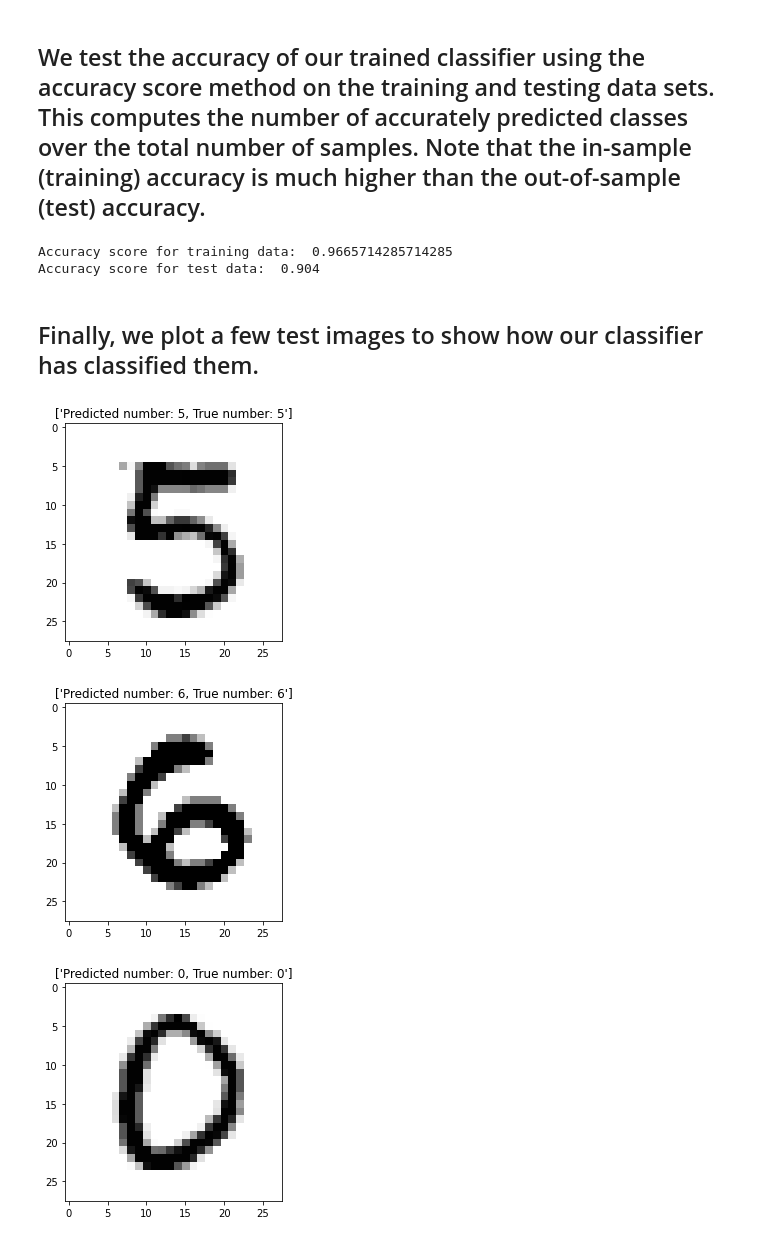
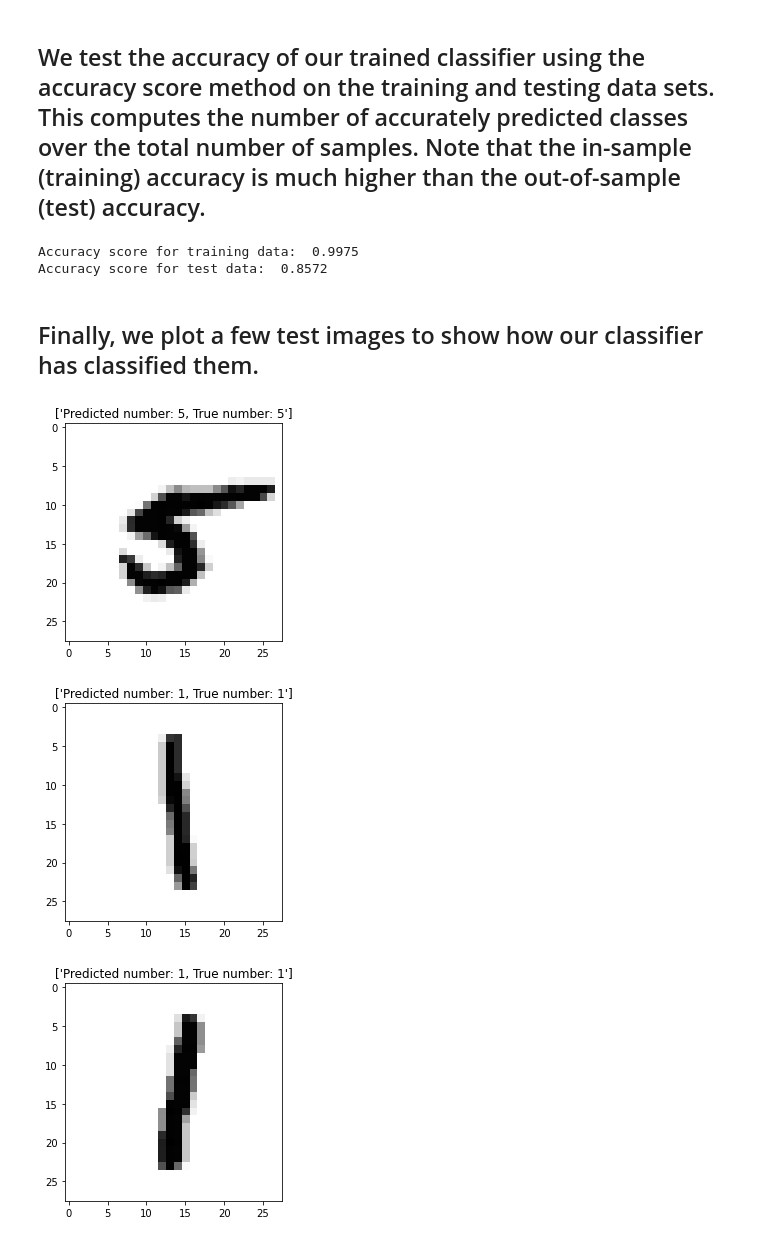
Before and after one commit to awikner/TREND, a Jupyter notebook: TREND_Logistic_Regression.ipynb, the cells around one changed output. Cells and saved outputs as stored; diff of their text form; code cells hidden in the pictures.

```diff
--- a/TREND_Logistic_Regression.ipynb
+++ b/TREND_Logistic_Regression.ipynb
@@ -37,13 +35,14 @@ plt.show()
 # %% [markdown]
 ## Before we can begin classification, we must train our model. We begin by breaking up our data set into training and testing sets.
 # %%
-train_samples = 7000
+train_samples = 800
+# train_samples = 8000
 test_samples = 10000
 X_train, X_test, y_train, y_test = train_test_split(X,y,train_size = train_samples, test_size = test_samples)
 # %% [markdown]
 ## We use sklearn to create our logistic regression classifier. We then fit it to our training data.
 # %%
-classifier = LogisticRegression(solver = 'saga', penalty = 'l1', tol = 1e-2)
+classifier = LogisticRegression(solver = 'saga', penalty = 'l2', tol = 1e-2)
 classifier.fit(X_train, y_train)
 # %% [output]
 LogisticRegression(C=1.0, class_weight=None, dual=False, fit_intercept=True,
@@ -60,28 +59,28 @@ score_test  = classifier.score(X_test,y_test)
 print('Accuracy score for training data: ',score_train)
 print('Accuracy score for test data: ',score_test)
 # %% [output]
-Accuracy score for training data:  0.9665714285714285
-Accuracy score for test data:  0.904
+Accuracy score for training data:  0.9975
+Accuracy score for test data:  0.8572
 # %% [markdown]
 ## Finally, we plot a few test images to show how our classifier has classified them.
 # %%
-offset = 13
+offset = 23
 
 y0_test = classifier.predict(X_test[0 + offset].reshape(-1,X_test.shape[1]))
 plt.imshow(invert(X_test[0 + offset].reshape(28,28)),interpolation='nearest',cmap="gray")
 plt.title('Predicted number: '+y0_test+', True number: '+y_test[0+offset])
 plt.show()
 
 y1_test = classifier.predict(X_test[1 + offset ].reshape(-1,X_test.shape[1]))
 plt.imshow(invert(X_test[1 + offset].reshape(28,28)),interpolation='nearest',cmap="gray")
 plt.title('Predicted number: '+y1_test+', True number: '+y_test[1+offset])
 plt.show()
 
 y2_test = classifier.predict(X_test[2 + offset].reshape(-1,X_test.shape[1]))
 plt.imshow(invert(X_test[2 + offset].reshape(28,28)),interpolation='nearest',cmap="gray")
 plt.title('Predicted number: '+y2_test+', True number: '+y_test[2+offset])
 plt.show()
 # %% [output]
-[figure, old version]
+[figure, new version]
-[figure, old version]
+[figure, new version]
-[figure, old version]
+[figure, new version]
```
Also changed, not shown: parts of 4 cells of this notebook.
